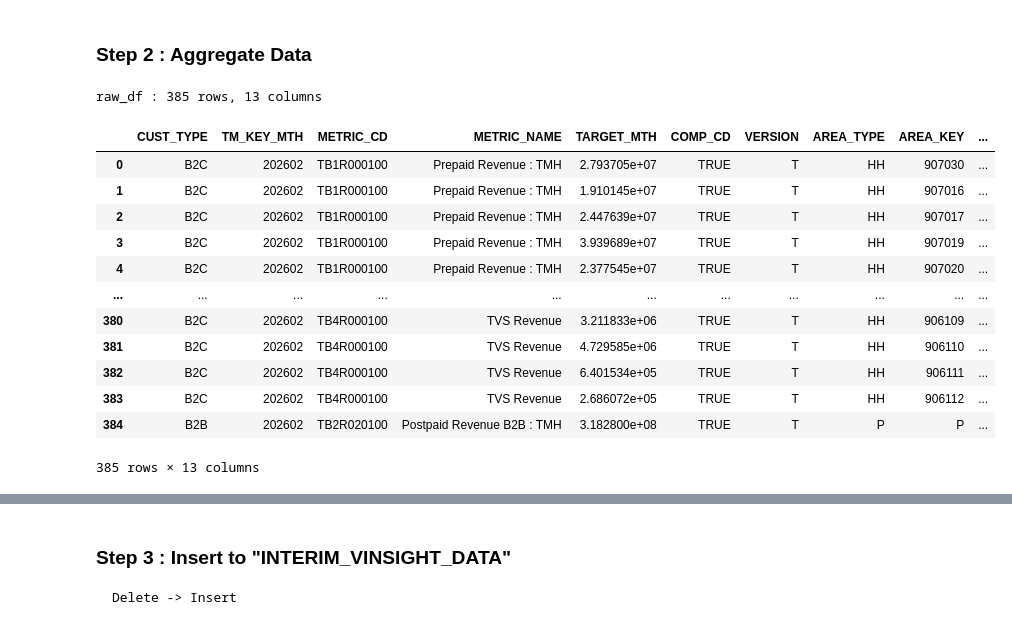
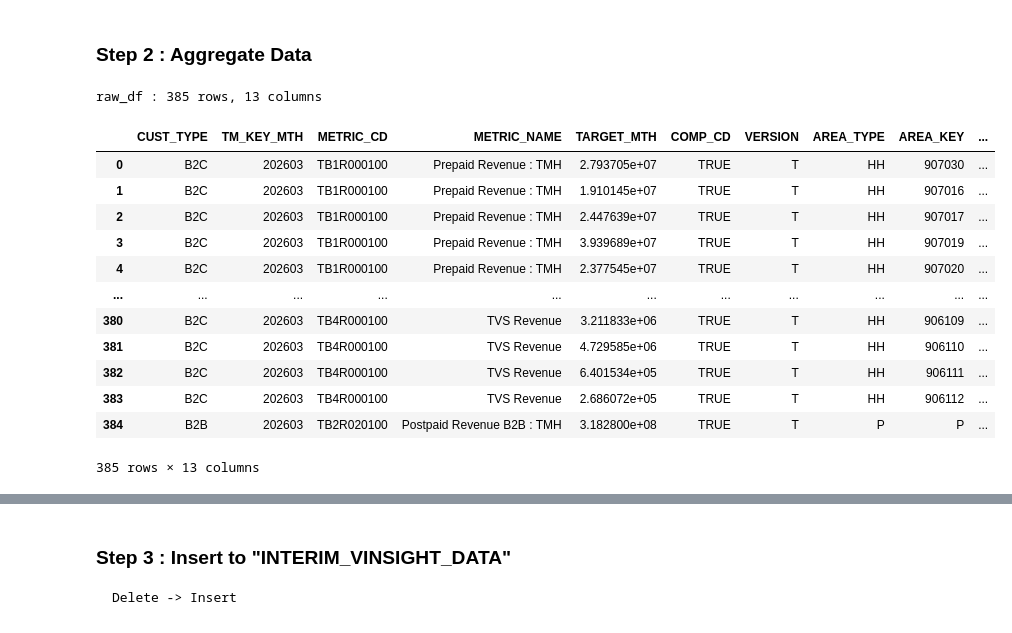
Before and after one commit to ruzlim/Jupyter, a Jupyter notebook: ETL/Target/Target Revenue TRUE.ipynb, the cells around one changed output, grey strips where cells are left out. Saved outputs shown, nothing was run; the diff lists cells and outputs as text; code cells hidden in the pictures.

```diff
--- a/ETL/Target/Target Revenue TRUE.ipynb
+++ b/ETL/Target/Target Revenue TRUE.ipynb
@@ -162,44 +162,44 @@ bill_cycle_df = bill_cycle_df[bill_cycle_cols]
 # %%
 ''' Filter Rawdata
 
     TB1R000100	Prepaid Revenue : TMH
     TB2R010100	Postpaid Revenue B2C : TMH
     TB2R020100	Postpaid Revenue B2B : TMH
     TB3R000100	TOL Revenue
     TB4R000100	TVS Revenue
 '''
 
 ''' Filter '''
 raw_df = src_df.copy()
-raw_df = raw_df.loc[raw_df['TM_KEY_MTH']==202602]
+raw_df = raw_df.loc[raw_df['TM_KEY_MTH']==202603]
 # raw_df = raw_df.loc[raw_df['TM_KEY_MTH']>=202510]
 # raw_df = raw_df.loc[raw_df['METRIC_CD']=='TB1R000100'] #Prepaid Revenue : TMH
 # raw_df = raw_df.loc[raw_df['TM_KEY_MTH'].isin([202501, 202502, 202503])]
 # raw_df = raw_df.loc[raw_df['METRIC_CD'].isin(['TB1R000100', 'TB2R010100', 'TB3R000100', 'TB4R000100'])]
 
 ''' Data Test '''
 # raw_df = raw_df.loc[raw_df['TM_KEY_MTH']==202504]
 # raw_df = raw_df.loc[raw_df['METRIC_CD']=='TB1R000100']
 # raw_df = raw_df.loc[raw_df['AREA_KEY']=='902033']
 # raw_df = raw_df.loc[raw_df['AREA_KEY'].isna()]
 
 raw_df = raw_df.reset_index(drop=True)
 print(f'\nraw_df : {raw_df.shape[0]} rows, {raw_df.shape[1]} columns')
 raw_df#.tail(3)
 # %% [output]
 raw_df : 385 rows, 13 columns
 |  | CUST_TYPE | TM_KEY_MTH | METRIC_CD | METRIC_NAME | TARGET_MTH | COMP_CD | VERSION | AREA_TYPE | AREA_KEY | ... |
-| 0 | B2C | 202602 | TB1R000100 | Prepaid Revenue : TMH | 2.793705e+07 | TRUE | T | HH | 907030 | ... |
-| 1 | B2C | 202602 | TB1R000100 | Prepaid Revenue : TMH | 1.910145e+07 | TRUE | T | HH | 907016 | ... |
-| 2 | B2C | 202602 | TB1R000100 | Prepaid Revenue : TMH | 2.447639e+07 | TRUE | T | HH | 907017 | ... |
-| 3 | B2C | 202602 | TB1R000100 | Prepaid Revenue : TMH | 3.939689e+07 | TRUE | T | HH | 907019 | ... |
-| 4 | B2C | 202602 | TB1R000100 | Prepaid Revenue : TMH | 2.377545e+07 | TRUE | T | HH | 907020 | ... |
+| 0 | B2C | 202603 | TB1R000100 | Prepaid Revenue : TMH | 2.793705e+07 | TRUE | T | HH | 907030 | ... |
+| 1 | B2C | 202603 | TB1R000100 | Prepaid Revenue : TMH | 1.910145e+07 | TRUE | T | HH | 907016 | ... |
+| 2 | B2C | 202603 | TB1R000100 | Prepaid Revenue : TMH | 2.447639e+07 | TRUE | T | HH | 907017 | ... |
+| 3 | B2C | 202603 | TB1R000100 | Prepaid Revenue : TMH | 3.939689e+07 | TRUE | T | HH | 907019 | ... |
+| 4 | B2C | 202603 | TB1R000100 | Prepaid Revenue : TMH | 2.377545e+07 | TRUE | T | HH | 907020 | ... |
 | ... | ... | ... | ... | ... | ... | ... | ... | ... | ... | ... |
-| 380 | B2C | 202602 | TB4R000100 | TVS Revenue | 3.211833e+06 | TRUE | T | HH | 906109 | ... |
-| 381 | B2C | 202602 | TB4R000100 | TVS Revenue | 4.729585e+06 | TRUE | T | HH | 906110 | ... |
-| 382 | B2C | 202602 | TB4R000100 | TVS Revenue | 6.401534e+05 | TRUE | T | HH | 906111 | ... |
-| 383 | B2C | 202602 | TB4R000100 | TVS Revenue | 2.686072e+05 | TRUE | T | HH | 906112 | ... |
-| 384 | B2B | 202602 | TB2R020100 | Postpaid Revenue B2B : TMH | 3.182800e+08 | TRUE | T | P | P | ... |
+| 380 | B2C | 202603 | TB4R000100 | TVS Revenue | 3.211833e+06 | TRUE | T | HH | 906109 | ... |
+| 381 | B2C | 202603 | TB4R000100 | TVS Revenue | 4.729585e+06 | TRUE | T | HH | 906110 | ... |
+| 382 | B2C | 202603 | TB4R000100 | TVS Revenue | 6.401534e+05 | TRUE | T | HH | 906111 | ... |
+| 383 | B2C | 202603 | TB4R000100 | TVS Revenue | 2.686072e+05 | TRUE | T | HH | 906112 | ... |
+| 384 | B2B | 202603 | TB2R020100 | Postpaid Revenue B2B : TMH | 3.182800e+08 | TRUE | T | P | P | ... |
 385 rows × 13 columns
 # %%
 ''' Join New & Existing '''
```
Also changed, not shown: parts of 16 cells of this notebook, 3 other files.
